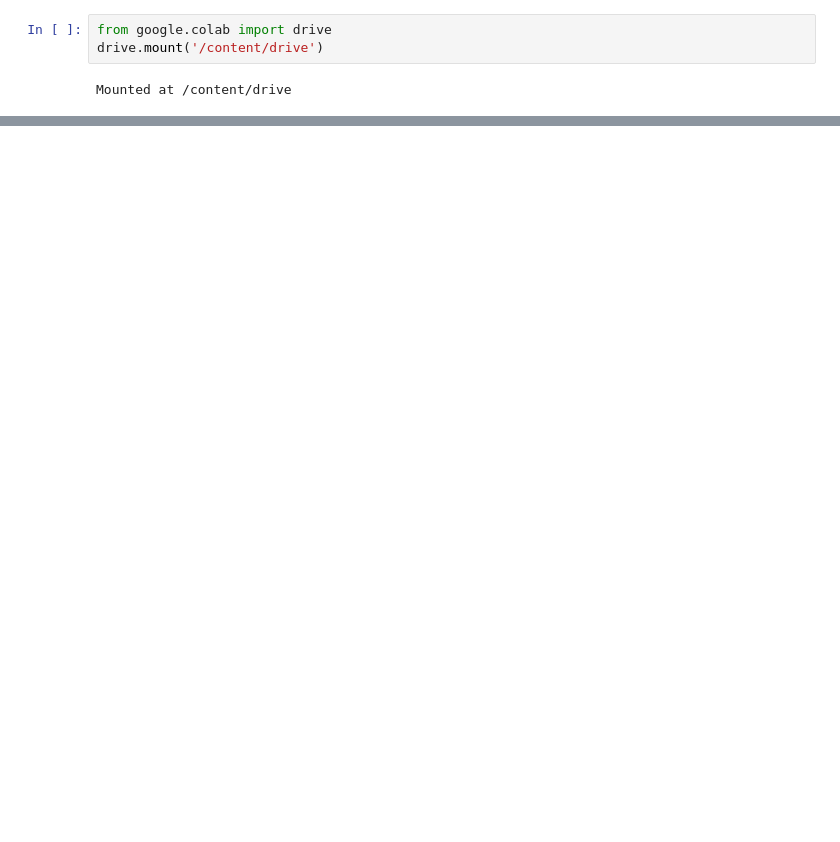
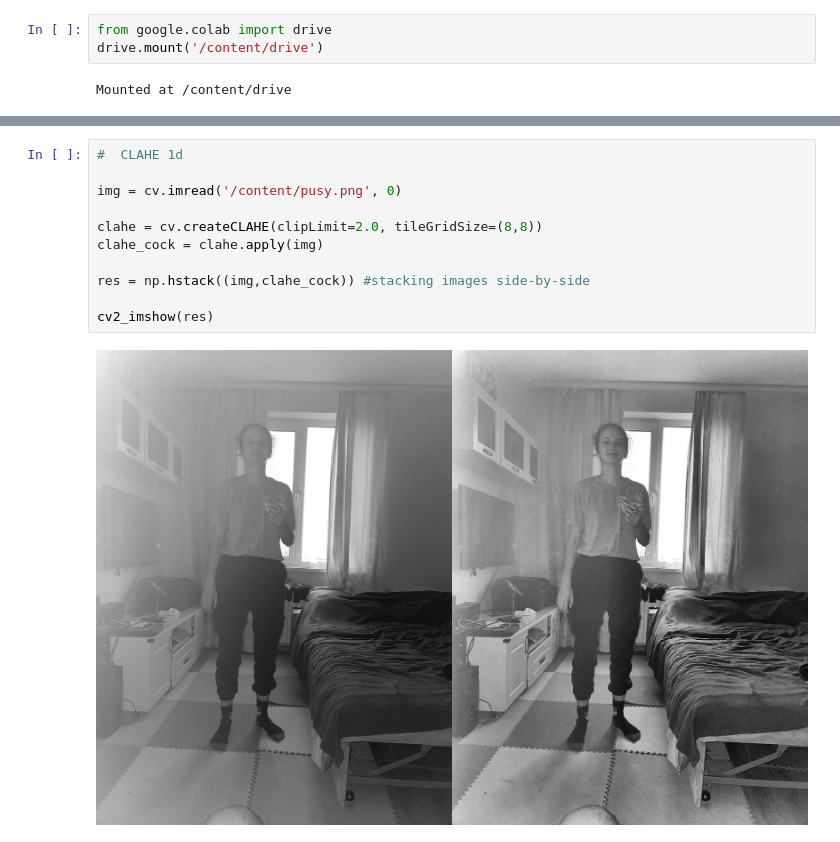
Before and after one commit to Lidiia-Afanasieva/NarutoLocalisation, a Jupyter notebook: NarutoLocalisation.ipynb, the cells around one changed output, grey strips where cells are left out. Drawn from its saved outputs; the diff is of its cells as text; blank space fills up the shorter version.

```diff
--- a/NarutoLocalisation.ipynb
+++ b/NarutoLocalisation.ipynb
@@ -61,0 +215,13 @@ cv.destroyAllWindows()
+# %%
+#  CLAHE 1d
+
+img = cv.imread('/content/pusy.png', 0)
+
+clahe = cv.createCLAHE(clipLimit=2.0, tileGridSize=(8,8))
+clahe_cock = clahe.apply(img)
+
+res = np.hstack((img,clahe_cock)) #stacking images side-by-side
+
+cv2_imshow(res)
+# %% [output]
+[figure, added]
```
Also changed, not shown: parts of 13 cells of this notebook.
